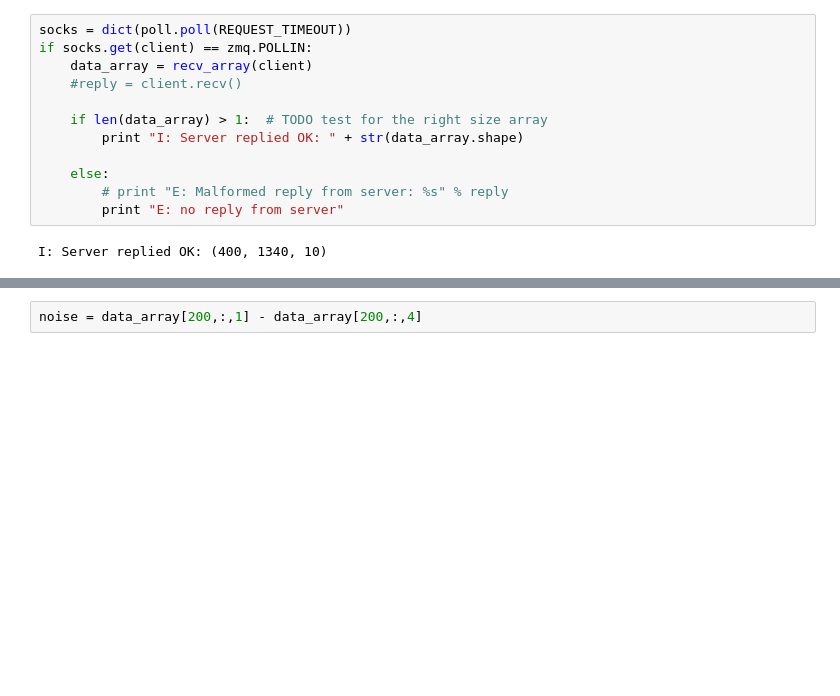
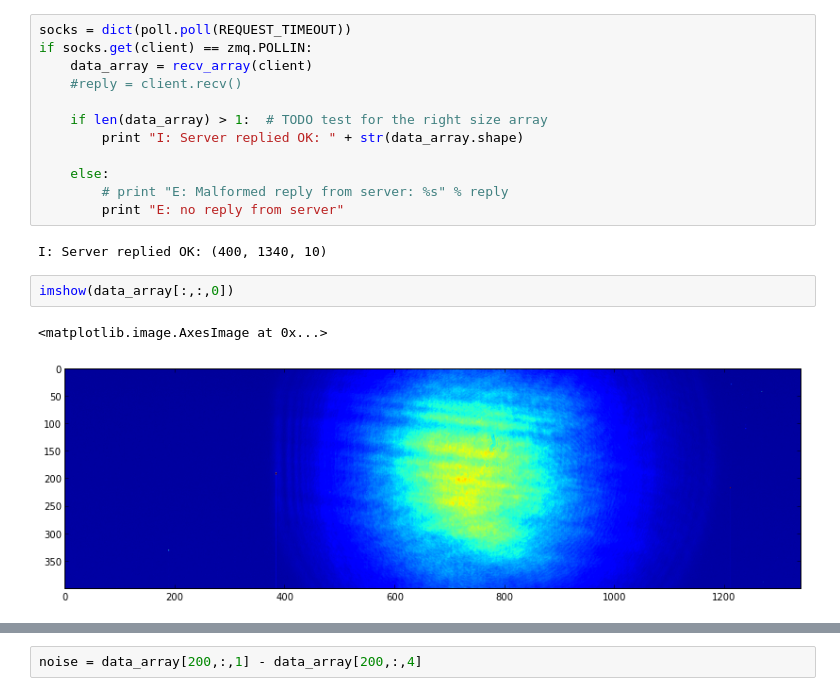
Before and after one commit to DawesLab/Camserver, a Jupyter notebook: array_client.ipynb, the cells around one changed output, grey strips where cells are left out. Drawn from its saved outputs; the diff is of its cells as text; blank space fills up the shorter version.

```diff
--- a/array_client.ipynb
+++ b/array_client.ipynb
@@ -54,3 +52,8 @@ if socks.get(client) == zmq.POLLIN:
         print "E: no reply from server"
 # %% [output]
 I: Server replied OK: (400, 1340, 10)
+# %%
+imshow(data_array[:,:,0])
+# %% [output]
+<matplotlib.image.AxesImage at 0x...>
+[figure, added]
```
Also changed, not shown: parts of 5 cells of this notebook, 1 other file.
